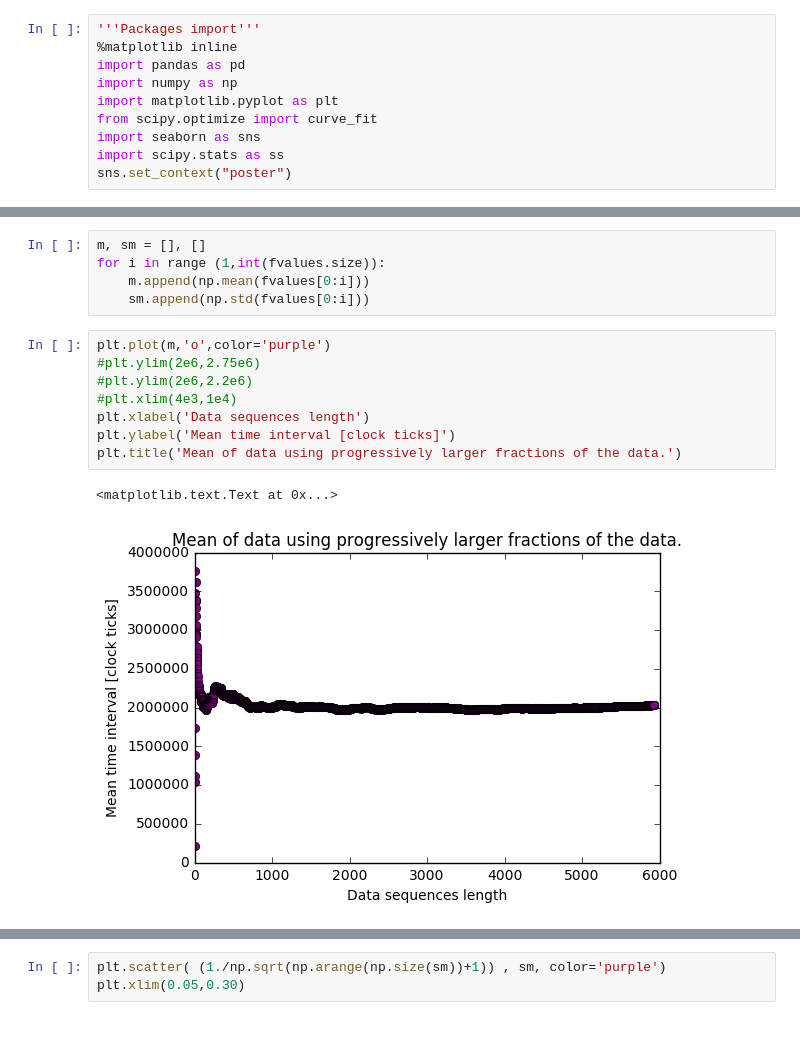
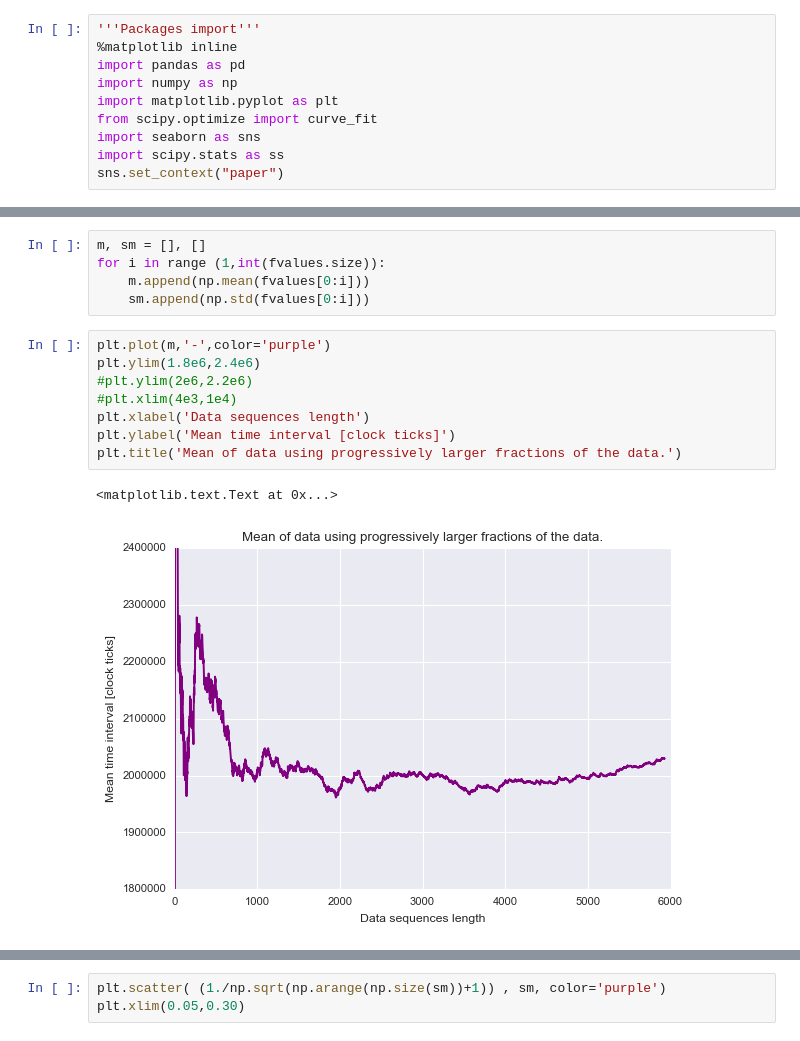
Before and after one commit to pymilo/notebooks, a Jupyter notebook: Photomultiplier.ipynb, the cells around one changed output, grey strips where cells are left out. Drawn from its saved outputs; the diff is of its cells as text.

Commit message:
latest plots

```diff
--- a/Photomultiplier.ipynb
+++ b/Photomultiplier.ipynb
@@ -40,7 +40,7 @@ import matplotlib.pyplot as plt
 from scipy.optimize import curve_fit
 import seaborn as sns
 import scipy.stats as ss
-sns.set_context("poster")
+sns.set_context("paper")
 # %% [markdown]
 ## Exploring the obtained data
 # %%
@@ -119,15 +119,15 @@ for i in range (1,int(fvalues.size)):
     m.append(np.mean(fvalues[0:i]))
     sm.append(np.std(fvalues[0:i]))
 # %%
-plt.plot(m,'o',color='purple')
-#plt.ylim(2e6,2.75e6)
+plt.plot(m,'-',color='purple')
+plt.ylim(1.8e6,2.4e6)
 #plt.ylim(2e6,2.2e6)
 #plt.xlim(4e3,1e4)
 plt.xlabel('Data sequences length')
 plt.ylabel('Mean time interval [clock ticks]')
 plt.title('Mean of data using progressively larger fractions of the data.')
 # %% [output]
 <matplotlib.text.Text at 0x...>
-[figure, old version]
+[figure, new version]
 # %%
 plt.plot(sm,'-',color='purple')
```
Also changed, not shown: parts of 10 cells of this notebook.
